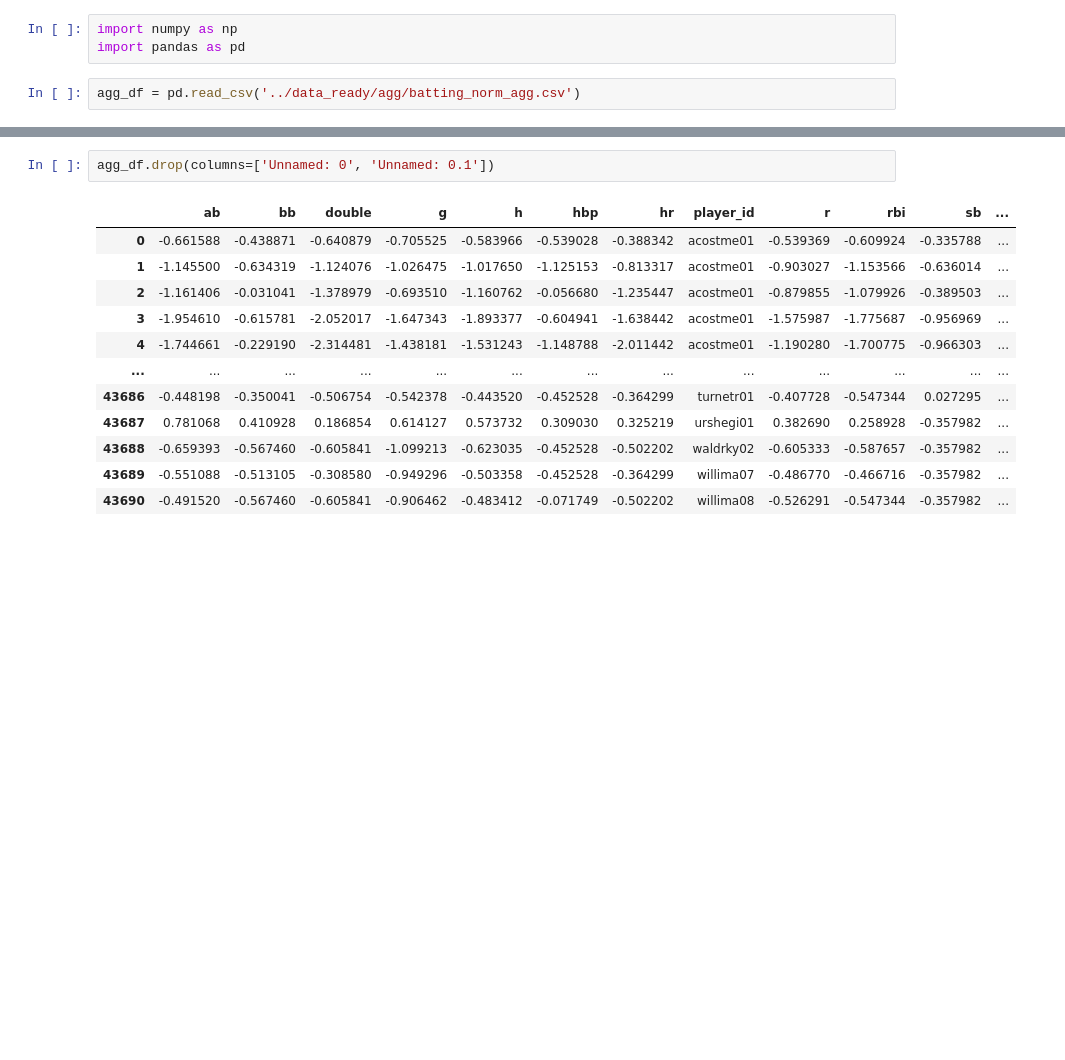
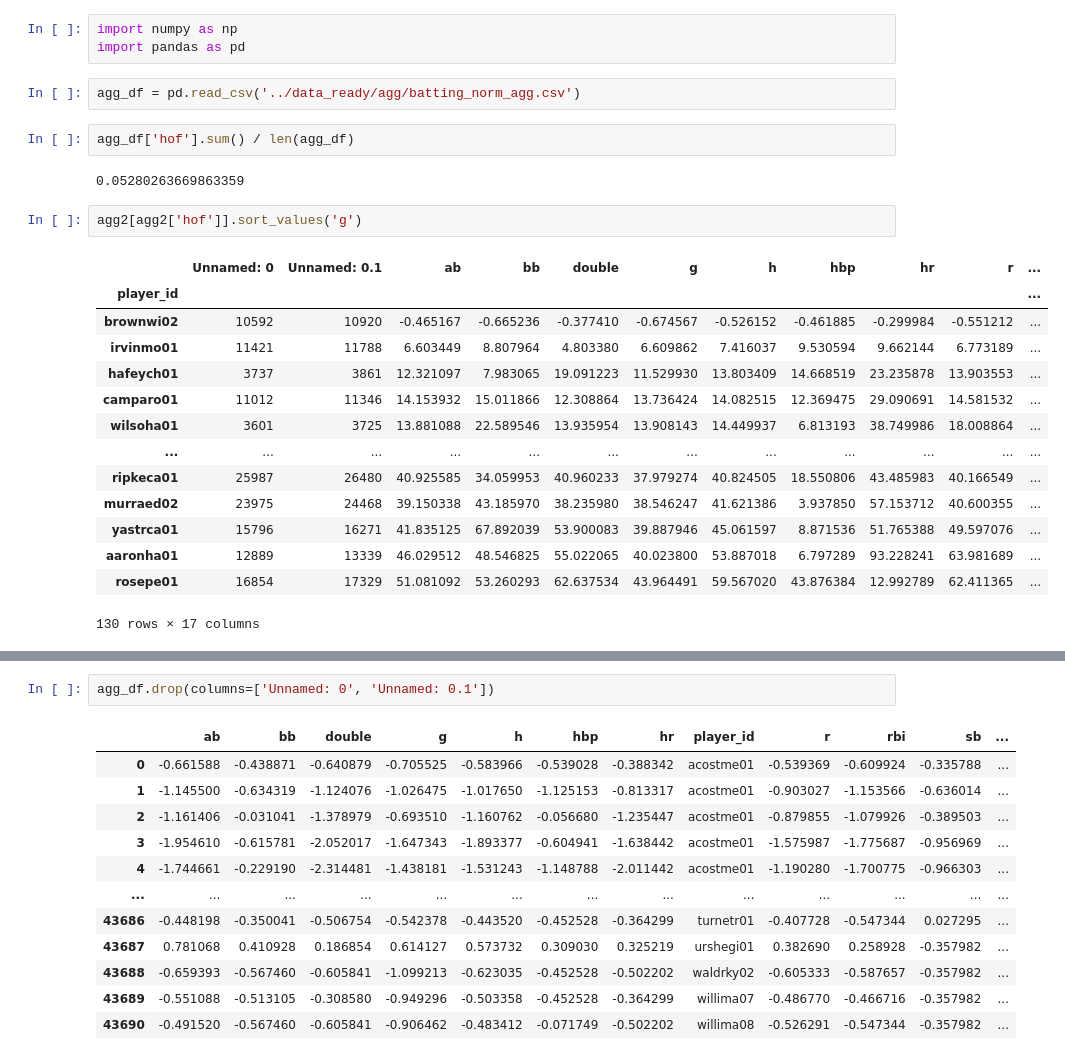
Before and after one commit to nglaze00/MLB-Hall-of-Fame-Prediction, a Jupyter notebook: models/ts.ipynb, the cells around one changed output, grey strips where cells are left out. Saved outputs shown, nothing was run; the diff lists cells and outputs as text; blank space fills up the shorter version.

```diff
--- a/models/ts.ipynb
+++ b/models/ts.ipynb
@@ -6,3 +6,24 @@ import numpy as np
 import pandas as pd
 # %%
 agg_df = pd.read_csv('../data_ready/agg/batting_norm_agg.csv')
+# %%
+agg_df['hof'].sum() / len(agg_df)
+# %% [output]
+0.05280263669863359
+# %%
+agg2[agg2['hof']].sort_values('g')
+# %% [output]
+|  | Unnamed: 0 | Unnamed: 0.1 | ab | bb | double | g | h | hbp | hr | r | ... |
+| player_id |  |  |  |  |  |  |  |  |  |  | ... |
+| brownwi02 | 10592 | 10920 | -0.465167 | -0.665236 | -0.377410 | -0.674567 | -0.526152 | -0.461885 | -0.299984 | -0.551212 | ... |
+| irvinmo01 | 11421 | 11788 | 6.603449 | 8.807964 | 4.803380 | 6.609862 | 7.416037 | 9.530594 | 9.662144 | 6.773189 | ... |
+| hafeych01 | 3737 | 3861 | 12.321097 | 7.983065 | 19.091223 | 11.529930 | 13.803409 | 14.668519 | 23.235878 | 13.903553 | ... |
+| camparo01 | 11012 | 11346 | 14.153932 | 15.011866 | 12.308864 | 13.736424 | 14.082515 | 12.369475 | 29.090691 | 14.581532 | ... |
+| wilsoha01 | 3601 | 3725 | 13.881088 | 22.589546 | 13.935954 | 13.908143 | 14.449937 | 6.813193 | 38.749986 | 18.008864 | ... |
+| ... | ... | ... | ... | ... | ... | ... | ... | ... | ... | ... | ... |
+| ripkeca01 | 25987 | 26480 | 40.925585 | 34.059953 | 40.960233 | 37.979274 | 40.824505 | 18.550806 | 43.485983 | 40.166549 | ... |
+| murraed02 | 23975 | 24468 | 39.150338 | 43.185970 | 38.235980 | 38.546247 | 41.621386 | 3.937850 | 57.153712 | 40.600355 | ... |
+| yastrca01 | 15796 | 16271 | 41.835125 | 67.892039 | 53.900083 | 39.887946 | 45.061597 | 8.871536 | 51.765388 | 49.597076 | ... |
+| aaronha01 | 12889 | 13339 | 46.029512 | 48.546825 | 55.022065 | 40.023800 | 53.887018 | 6.797289 | 93.228241 | 63.981689 | ... |
+| rosepe01 | 16854 | 17329 | 51.081092 | 53.260293 | 62.637534 | 43.964491 | 59.567020 | 43.876384 | 12.992789 | 62.411365 | ... |
+130 rows × 17 columns
```
Also changed, not shown: parts of 42 cells of this notebook, 6 other files.
